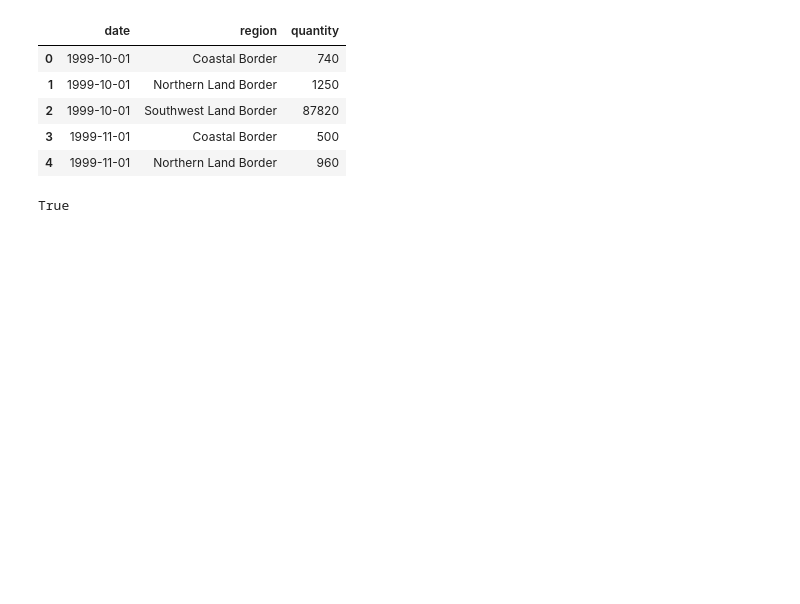
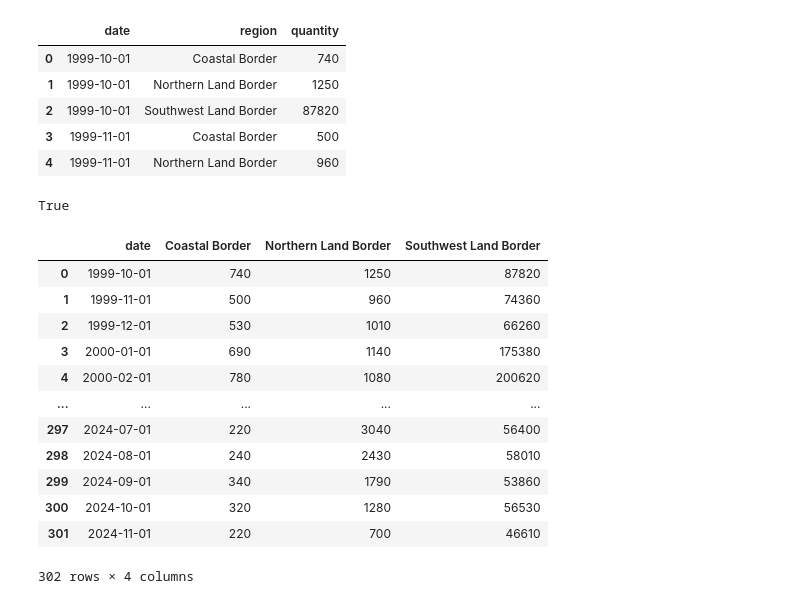
Before and after one commit to arilamstein/immigration_enforcement, a Jupyter notebook: cbp/1-monthly-encounters.ipynb, the cells around one changed output. Cells and saved outputs as stored; diff of their text form; code cells hidden in the pictures; blank space fills up the shorter version.

```diff
--- a/cbp/1-monthly-encounters.ipynb
+++ b/cbp/1-monthly-encounters.ipynb
@@ -111,3 +111,19 @@ df2.head()
 df.equals(df2)
 # %% [output]
 True
+# %%
+get_monthly_region_df(output_format="wide")
+# %% [output]
+|  | date | Coastal Border | Northern Land Border | Southwest Land Border |
+| 0 | 1999-10-01 | 740 | 1250 | 87820 |
+| 1 | 1999-11-01 | 500 | 960 | 74360 |
+| 2 | 1999-12-01 | 530 | 1010 | 66260 |
+| 3 | 2000-01-01 | 690 | 1140 | 175380 |
+| 4 | 2000-02-01 | 780 | 1080 | 200620 |
+| ... | ... | ... | ... | ... |
+| 297 | 2024-07-01 | 220 | 3040 | 56400 |
+| 298 | 2024-08-01 | 240 | 2430 | 58010 |
+| 299 | 2024-09-01 | 340 | 1790 | 53860 |
+| 300 | 2024-10-01 | 320 | 1280 | 56530 |
+| 301 | 2024-11-01 | 220 | 700 | 46610 |
+302 rows × 4 columns
```
Also changed, not shown: parts of 1 cell of this notebook.
